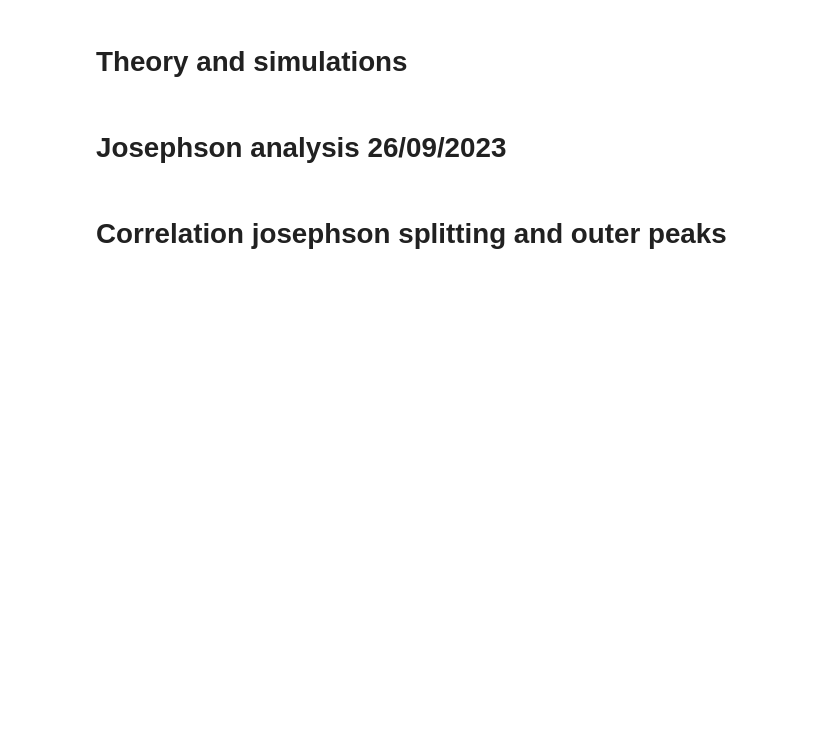
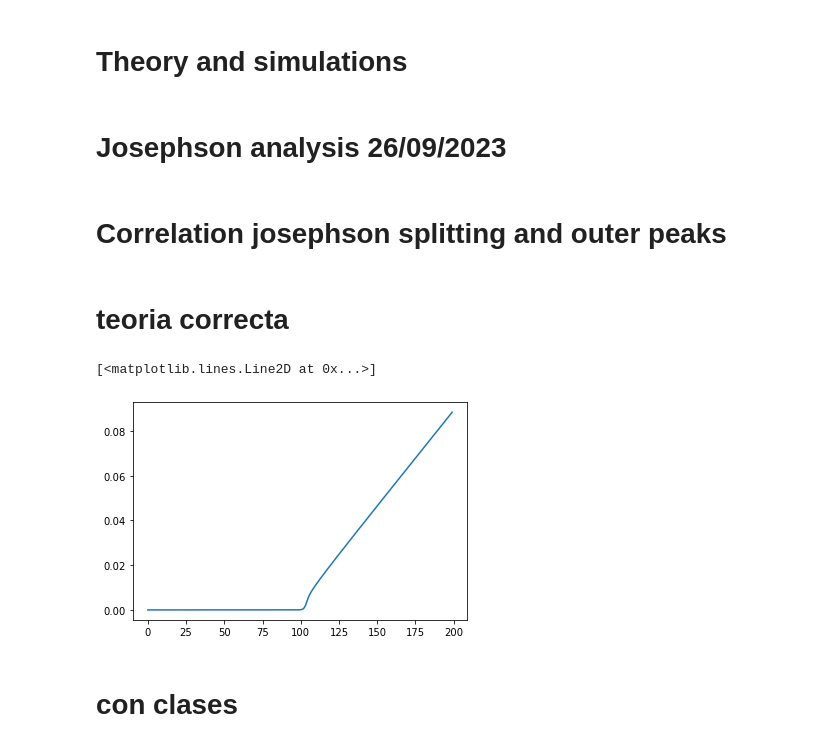
Before and after one commit to nanogunecic09/nanonis, a Jupyter notebook: Jon/Raw_analysis_sandra2.ipynb, the cells around one changed output. Drawn from its saved outputs; the diff is of its cells as text; code cells hidden in the pictures; blank space fills up the shorter version.

```diff
--- a/Jon/Raw_analysis_sandra2.ipynb
+++ b/Jon/Raw_analysis_sandra2.ipynb
@@ -1142,3 +1145,5 @@ def Gamma2(V,R2,C1,C2,n,Q0,T):
     a,b=np.meshgrid(x,-k**2*Ec+E2(C1,C2,V,-n,-Q0))
     t=a+b
     return np.dot(1-fermi(T,t),fermi(T,x))/R2
+# %% [markdown]
+# teoria correcta
@@ -1144,0 +1314,7 @@ def Gamma2(V,R2,C1,C2,n,Q0,T):
+# %%
+plt.plot(Gamma1D(V,R1,C1,C2,0,Q0,Delta,delta_t,delta_s,T,0.1))
+# %% [output]
+[<matplotlib.lines.Line2D at 0x...>]
+[figure, added]
+# %% [markdown]
+# con clases
```
Also changed, not shown: parts of 9 cells of this notebook, 4 other files.
